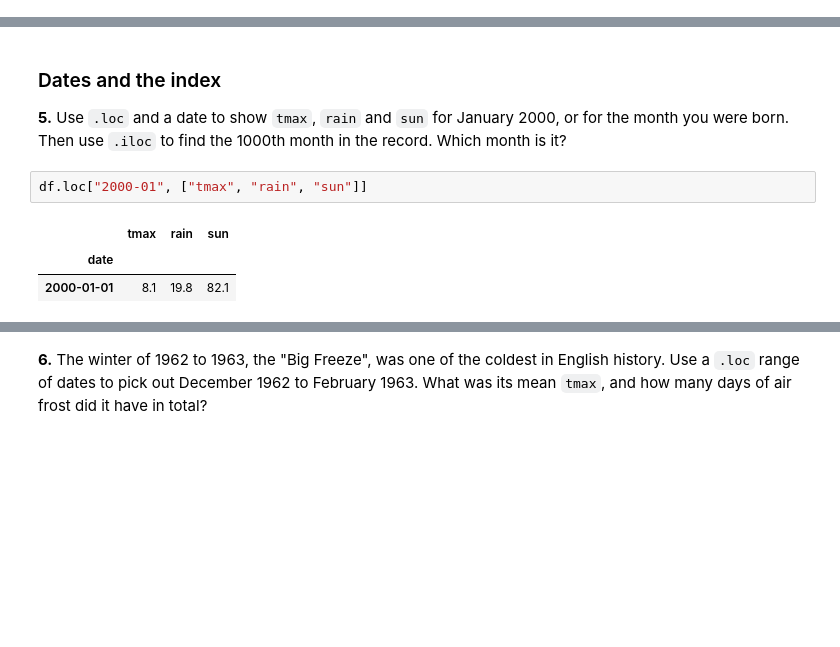
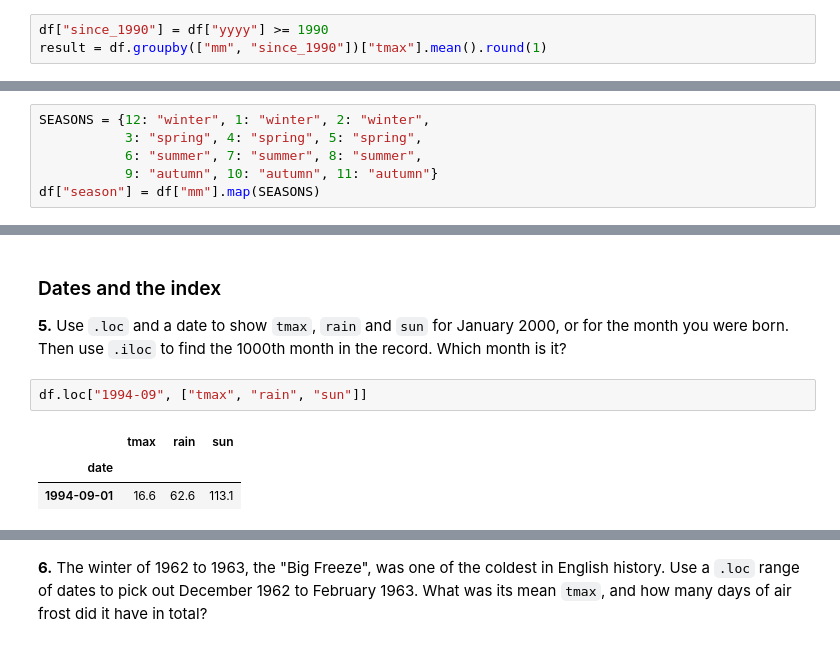
Before and after one commit to cafoala/cfrr-python-for-data-analysis, a Jupyter notebook: instructor/day1_demo.ipynb, the cells around one changed output, grey strips where cells are left out. Cells and saved outputs as stored; diff of their text form; blank space fills up the shorter version.

```diff
--- a/instructor/day1_demo.ipynb
+++ b/instructor/day1_demo.ipynb
@@ -911,3 +1045,6 @@ mm
 11     9.778613
 12     7.444509
 Name: tmax, dtype: float64
+# %%
+df["since_1990"] = df["yyyy"] >= 1990
+result = df.groupby(["mm", "since_1990"])["tmax"].mean().round(1)
@@ -1079,3 +1236,9 @@ readable[["frost_days", "sunshine_hours"]].tail(3)
 True
 # %% [markdown]
 **4.** Use `.describe()` to compare `rain` in summer (June to August) with winter (December to February). Which season is wetter on average, and which varies more?
+# %%
+SEASONS = {12: "winter", 1: "winter", 2: "winter",
+           3: "spring", 4: "spring", 5: "spring",
+           6: "summer", 7: "summer", 8: "summer",
+           9: "autumn", 10: "autumn", 11: "autumn"}
+df["season"] = df["mm"].map(SEASONS)
@@ -1108,11 +1280,11 @@ Name: rain, dtype: float64
 
 **5.** Use `.loc` and a date to show `tmax`, `rain` and `sun` for January 2000, or for the month you were born. Then use `.iloc` to find the 1000th month in the record. Which month is it?
 # %%
-df.loc["2000-01", ["tmax", "rain", "sun"]]
+df.loc["1994-09", ["tmax", "rain", "sun"]]
 # %% [output]
 |  | tmax | rain | sun |
 | date |  |  |  |
-| 2000-01-01 | 8.1 | 19.8 | 82.1 |
+| 1994-09-01 | 16.6 | 62.6 | 113.1 |
 # %%
 df.iloc[999]
 # %% [output]
```
Also changed, not shown: parts of 23 cells of this notebook, 2 other files.
